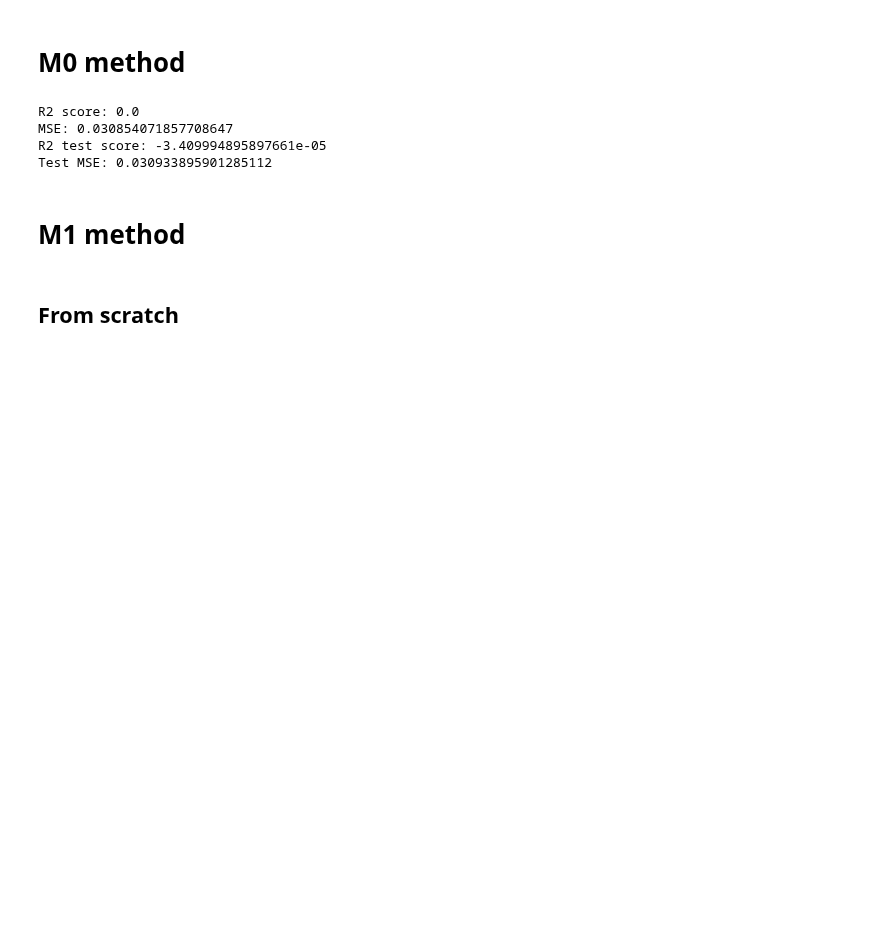
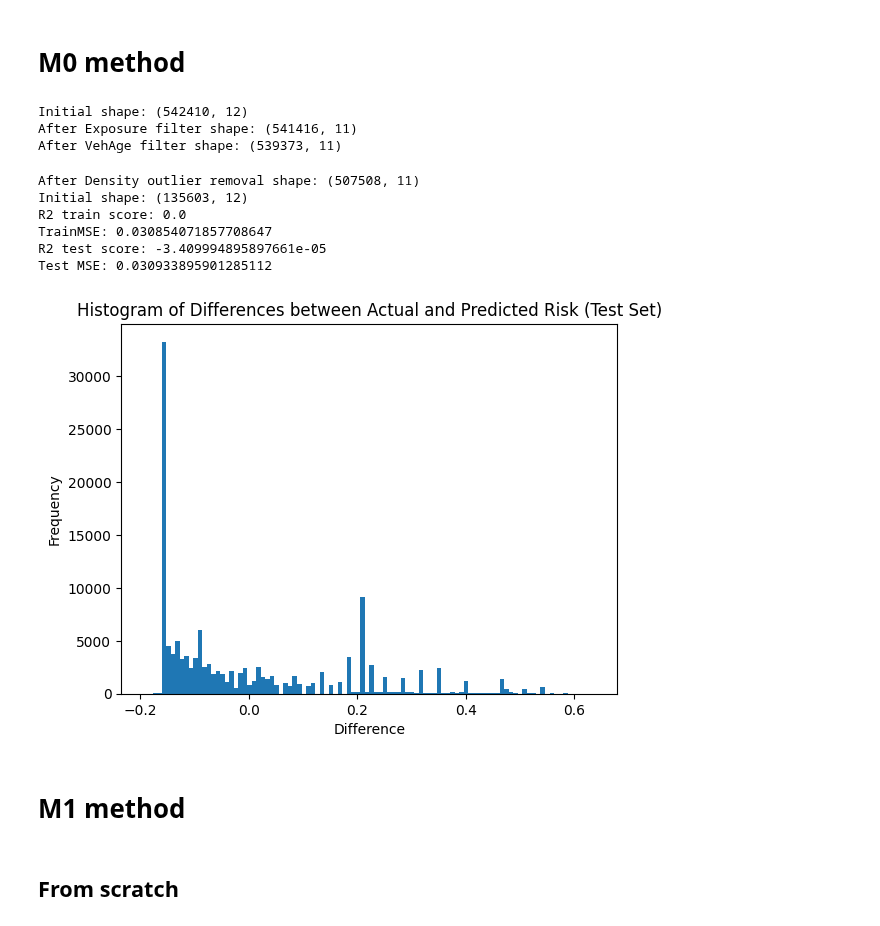
Before and after one commit to TheFreeMan21/machine-n-learnings-inc, a Jupyter notebook: method_collection.ipynb, the cells around one changed output. Saved outputs shown, nothing was run; the diff lists cells and outputs as text; code cells hidden in the pictures; blank space fills up the shorter version.

```diff
--- a/method_collection.ipynb
+++ b/method_collection.ipynb
@@ -3,27 +3,41 @@
 # %%
 from util.filter_data import filtering
 from sklearn.metrics import r2_score, mean_squared_error
 import random as rnd
 import pandas as pd
+import matplotlib.pyplot as plt
 rnd.seed(42)
 df = filtering('src/claims_train.csv', alpha=2, gamma=0.1, train=True)
 df_test = filtering('src/claims_test.csv', alpha=2, gamma=0.1, train=False)
 Y_pred = []
 Y_test_pred = []
 mean_risk = df['Risk'].mean()
 for x in range(len(df.index)):
     Y_pred.append(mean_risk)
 for x in range(len(df_test.index)):
     Y_test_pred.append(mean_risk)
-print("R2 score:", r2_score(df['Risk'], Y_pred))
-print("MSE:", mean_squared_error(df['Risk'], Y_pred))
+print("R2 train score:", r2_score(df['Risk'], Y_pred))
+print("TrainMSE:", mean_squared_error(df['Risk'], Y_pred))
 print("R2 test score:", r2_score(df_test['Risk'], Y_test_pred))
 print("Test MSE:", mean_squared_error(df_test['Risk'], Y_test_pred))
+difference_test=df_test['Risk'] - Y_test_pred
+difference_train=df['Risk'] - Y_pred
+plt.hist(difference_test, bins=100)
+plt.title('Histogram of Differences between Actual and Predicted Risk (Test Set)')
+plt.xlabel('Difference')
+plt.ylabel('Frequency')
+plt.show()
 # %% [output]
-R2 score: 0.0
-MSE: 0.030854071857708647
-R2 test score: -3.409994895897661e-05
-Test MSE: 0.030933895901285112
+Initial shape: (542410, 12)
+After Exposure filter shape: (541416, 11)
+After VehAge filter shape: (539373, 11)
+After Density outlier removal shape: (507508, 11)
+Initial shape: (135603, 12)
+R2 train score: 0.0
+TrainMSE: 0.030854071857708647
+R2 test score: -3.409994895897661e-05
+Test MSE: 0.030933895901285112
+[figure, added]
 # %% [markdown]
 # M1 method
 # %% [markdown]
```
Also changed, not shown: 3 other files.
